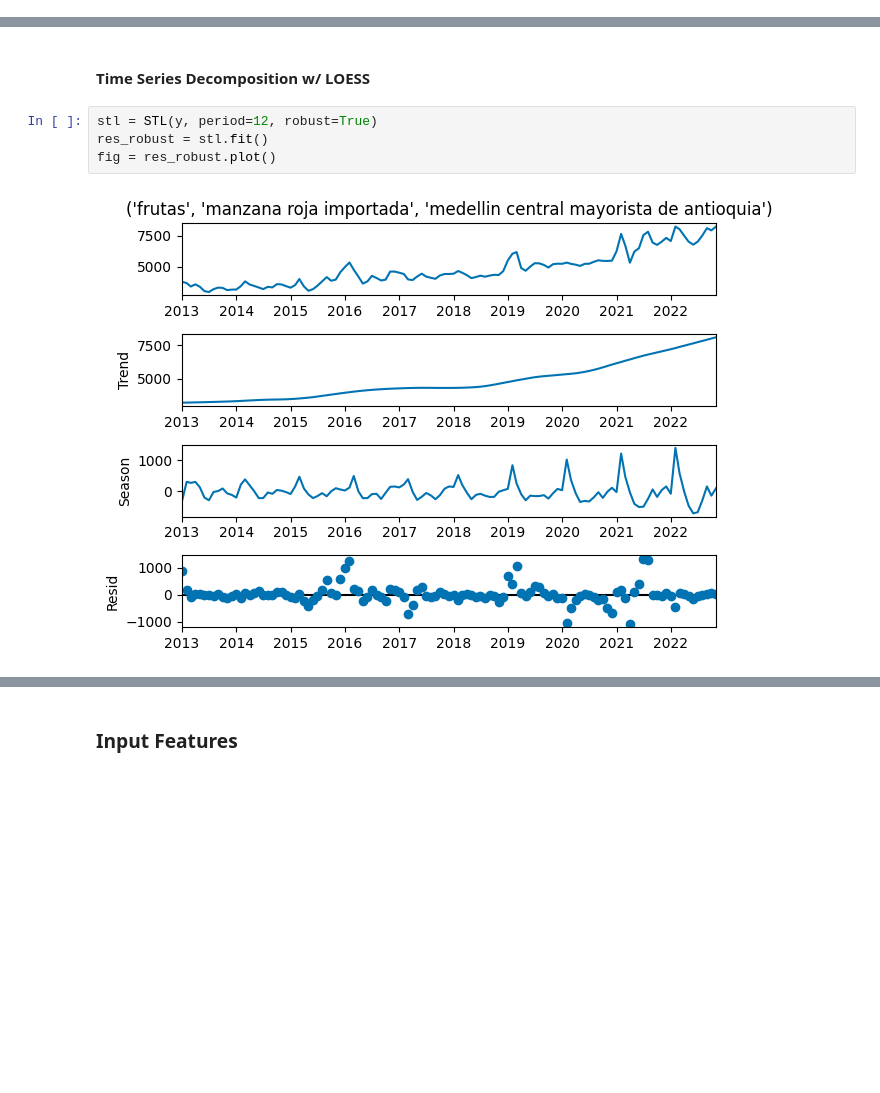
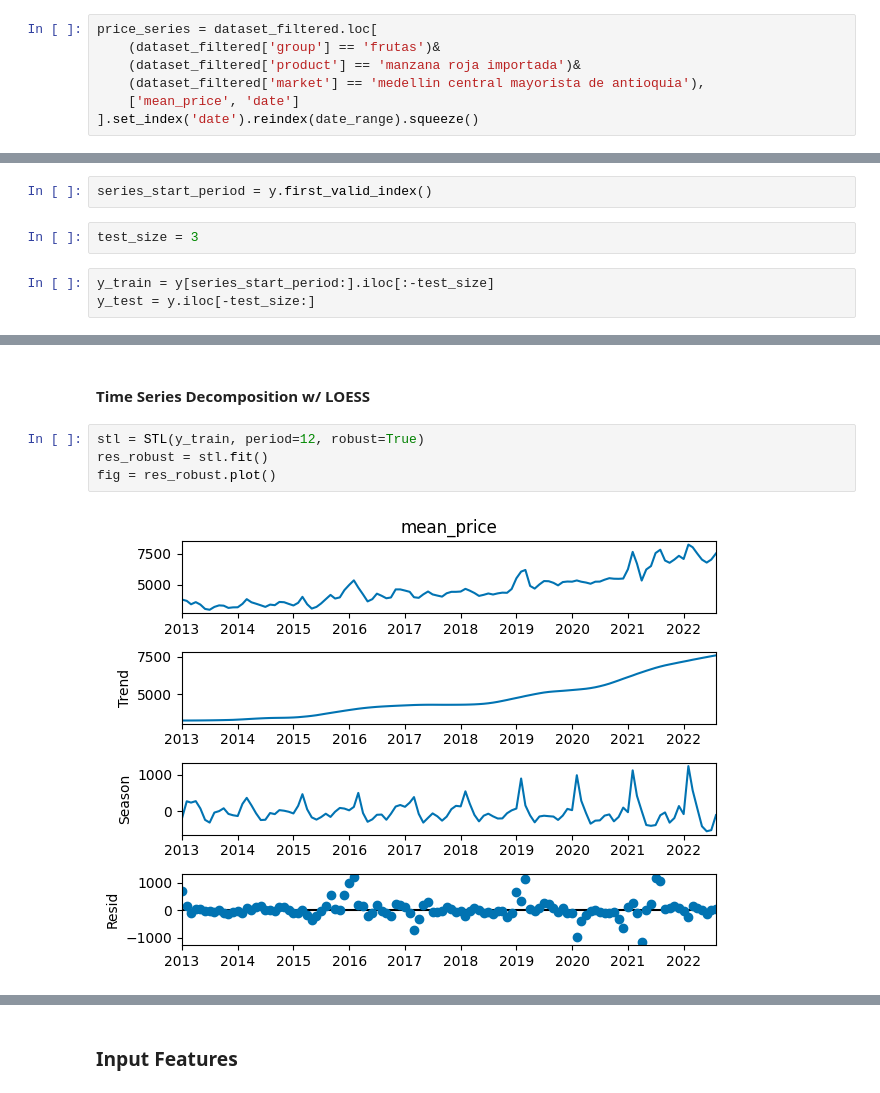
Before and after one commit to feligones/colombian_food_prices, a Jupyter notebook: notebooks/prices_poc_prediction.ipynb, the cells around one changed output, grey strips where cells are left out. Drawn from its saved outputs; the diff is of its cells as text; blank space fills up the shorter version.

```diff
--- a/notebooks/prices_poc_prediction.ipynb
+++ b/notebooks/prices_poc_prediction.ipynb
@@ -41,2 +51,16 @@ price_series = dataset_pivot.loc[:, [('frutas','manzana roja importada','medelli
+# %%
+price_series = dataset_filtered.loc[
+    (dataset_filtered['group'] == 'frutas')&
+    (dataset_filtered['product'] == 'manzana roja importada')&
+    (dataset_filtered['market'] == 'medellin central mayorista de antioquia'),
+    ['mean_price', 'date']
+].set_index('date').reindex(date_range).squeeze()
 # %%
 y = price_series.copy()
+# %%
+series_start_period = y.first_valid_index()
+# %%
+test_size = 3
+# %%
+y_train = y[series_start_period:].iloc[:-test_size]
+y_test = y.iloc[-test_size:]
@@ -51,11 +91,11 @@ plt.show()
 # %% [markdown]
 #### Time Series Decomposition w/ LOESS
 # %%
-stl = STL(y, period=12, robust=True)
+stl = STL(y_train, period=12, robust=True)
 res_robust = stl.fit()
 fig = res_robust.plot()
 # %% [output]
-[figure, old version]
+[figure, new version]
 # %%
 f_t = max(0, 1 - res_robust.resid.var()/(res_robust.trend + res_robust.resid).var())
 print("f_t", f_t)
```
Also changed, not shown: parts of 41 cells of this notebook, 2 other files.
